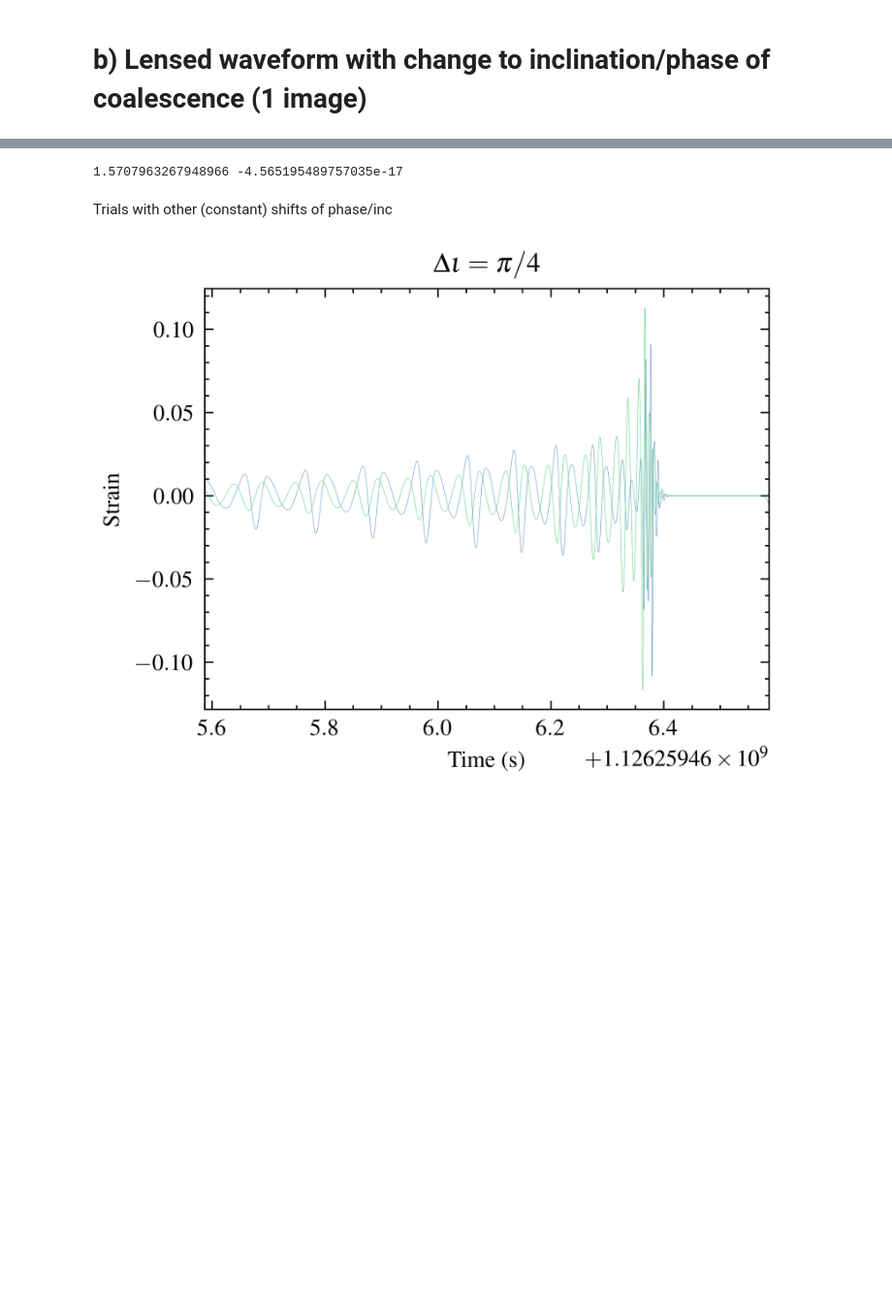
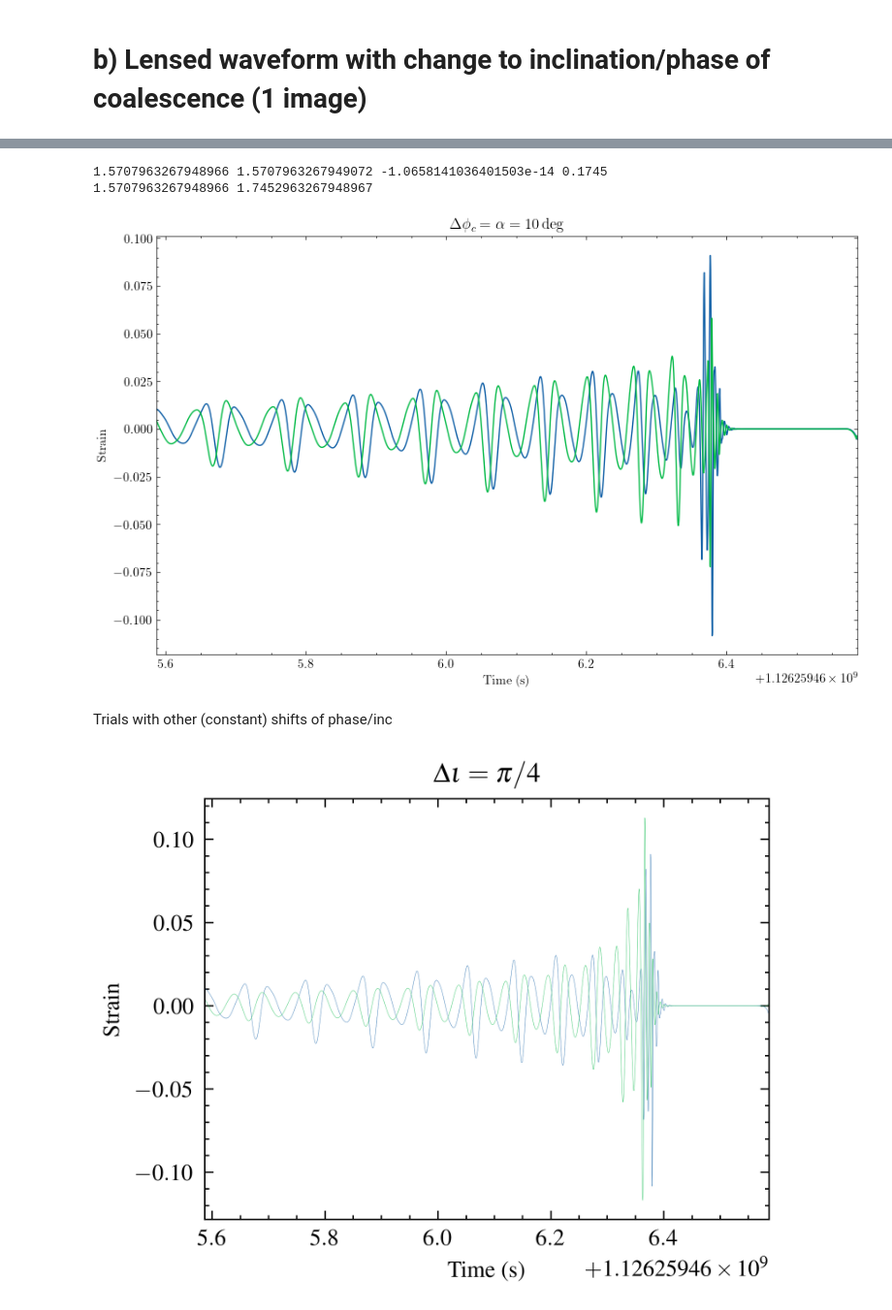
Before and after one commit to cosmoquark/gw-fish-lens, a Jupyter notebook: misc/lensed_waveform_v1.ipynb, the cells around one changed output, grey strips where cells are left out. Shown at 97% size. Cells and saved outputs as stored; diff of their text form; code cells hidden in the pictures; blank space fills up the shorter version.

```diff
--- a/misc/lensed_waveform_v1.ipynb
+++ b/misc/lensed_waveform_v1.ipynb
@@ -152,18 +192,23 @@ inc_minus-inclination
 # %%
 q = 0.2
 mass1=80; mass2=mass1*q
-phase, inclination = np.pi/2, np.pi/2
+phase, inclination = np.pi/2, np.pi/2.
 # phase2, inclination2 = np.pi/2, np.pi/4
 alpha = 0.1745 # ~10 degrees
-PhiL = np.pi-0.1
-inc_minus = lensed_parameter_transformations.incl_minus(inclination, PhiL, alphaHatMinus=alpha, thetaMinus=0, beta=0)
-print(inclination, inc_minus)
+PhiL = np.pi-0.001
+inc_minus = incl_minus(inclination, PhiL, alphaHatMinus=alpha, thetaMinus=0, beta=0)
+phi_minus = phi_coal_minus(phase, inclination, PhiL, alphaHatMinus=alpha, thetaMinus=0, beta=0)
+print(inclination, inc_minus, inclination-inc_minus, alpha)
+print(phase, phi_minus)
+phase2, inclination2 = phi_minus, inc_minus
 # phase2, inclination2 = phase, inc_minus
-# plot_phase_inc_shift(phase, inclination, phase2, inclination2, mass1=mass1, mass2=mass2)#, approximant="NRHybSur3dq8")
-# plt.title(r"$\Delta \iota = \pi/4$")
-# plt.show()
+plot_phase_inc_shift(phase, inclination, phase2, inclination2, mass1=mass1, mass2=mass2)#, approximant="NRHybSur3dq8")
+plt.title(r"$\Delta \phi_c = \alpha=10 \, \text{deg}$")
+plt.show()
 # %% [output]
-1.5707963267948966 -4.565195489757035e-17
+1.5707963267948966 1.5707963267949072 -1.0658141036401503e-14 0.1745
+1.5707963267948966 1.7452963267948967
+[figure, added]
 # %% [markdown]
 Trials with other (constant) shifts of phase/inc
 # %%
```
Also changed, not shown: parts of 12 cells of this notebook, 1 other file.
